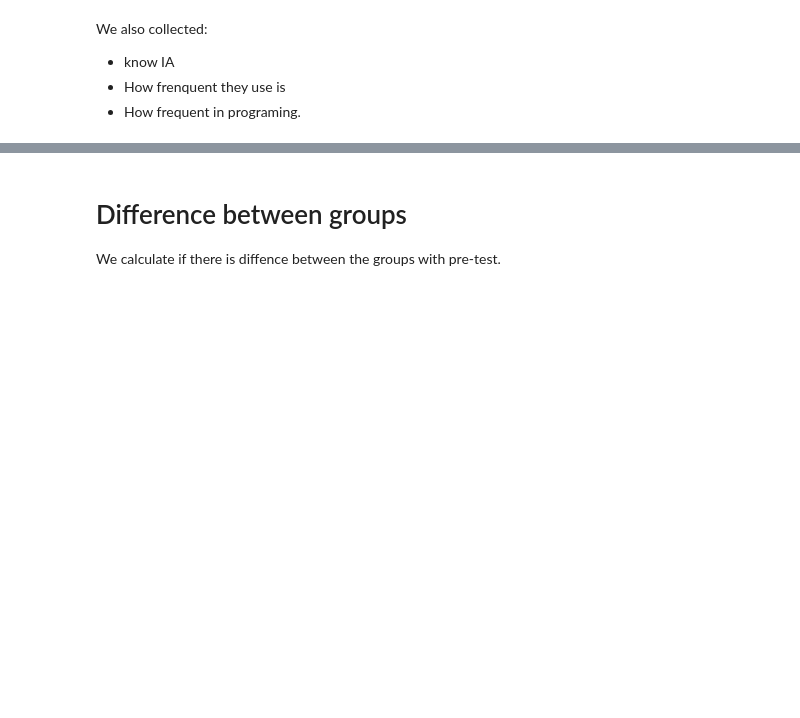
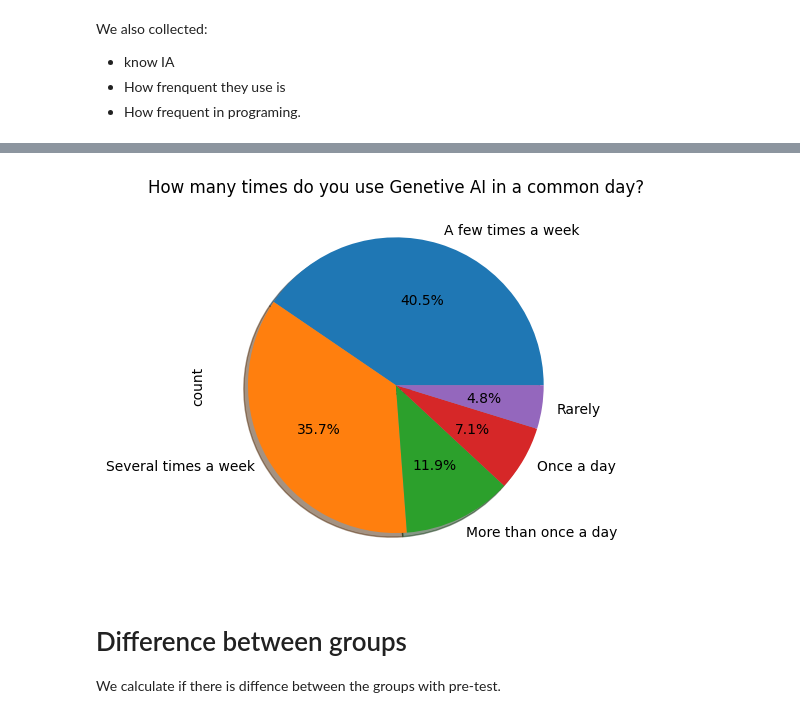
Before and after one commit to netuh/paper-esem-experiment, a Jupyter notebook: DataAnalysis.ipynb, the cells around one changed output, grey strips where cells are left out. Saved outputs shown, nothing was run; the diff lists cells and outputs as text; code cells hidden in the pictures; blank space fills up the shorter version.

```diff
--- a/DataAnalysis.ipynb
+++ b/DataAnalysis.ipynb
@@ -125,3 +83,10 @@ plt.show()
+# %%
+counts = df_general['ai_day-by-day'].value_counts(dropna=False)
+counts.plot.pie(autopct='%1.1f%%', shadow=True)
+plt.title('How many times do you use Genetive AI in a common day?')
+plt.show()
+# %% [output]
+[figure, added]
 # %% [markdown]
 # Difference between groups
 
```
Also changed, not shown: parts of 20 cells of this notebook, 1 other file.
